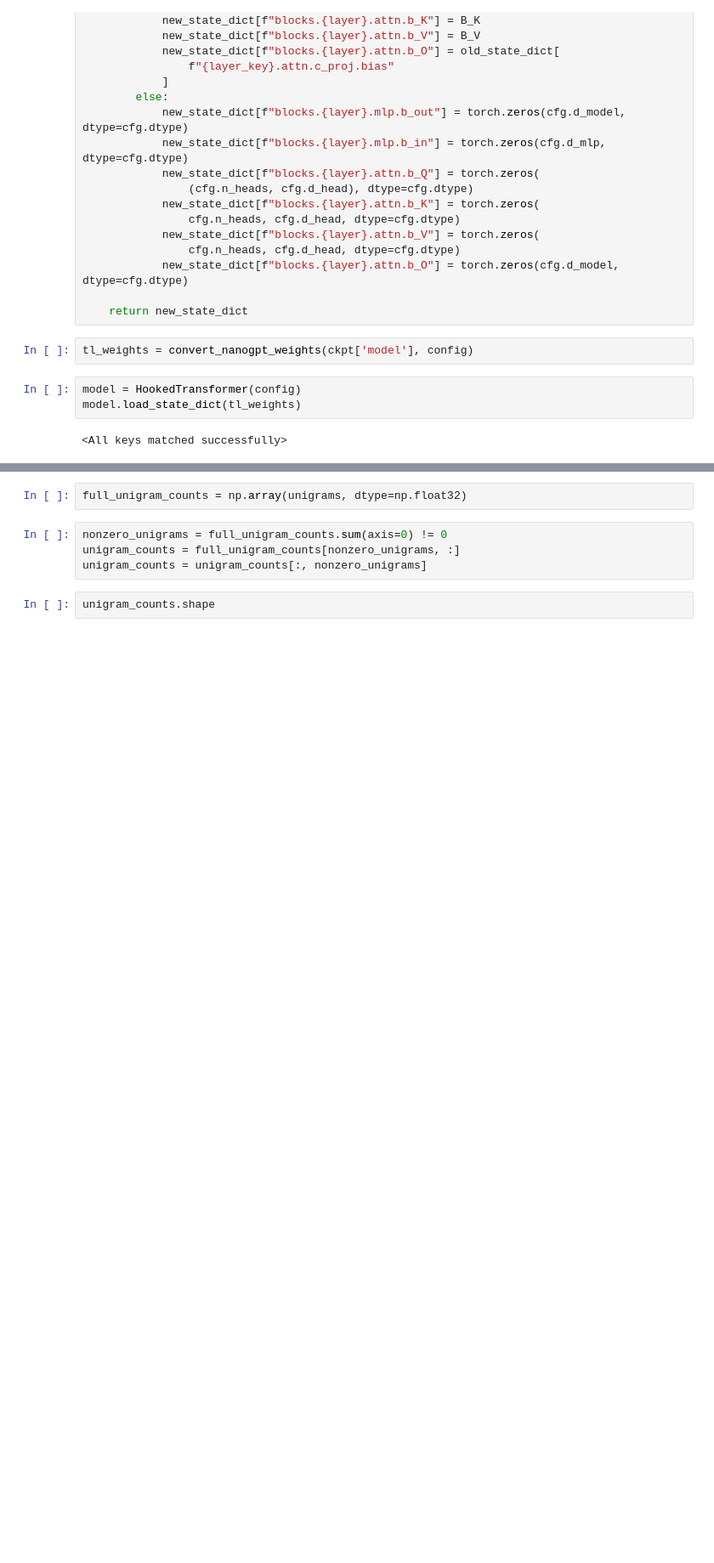
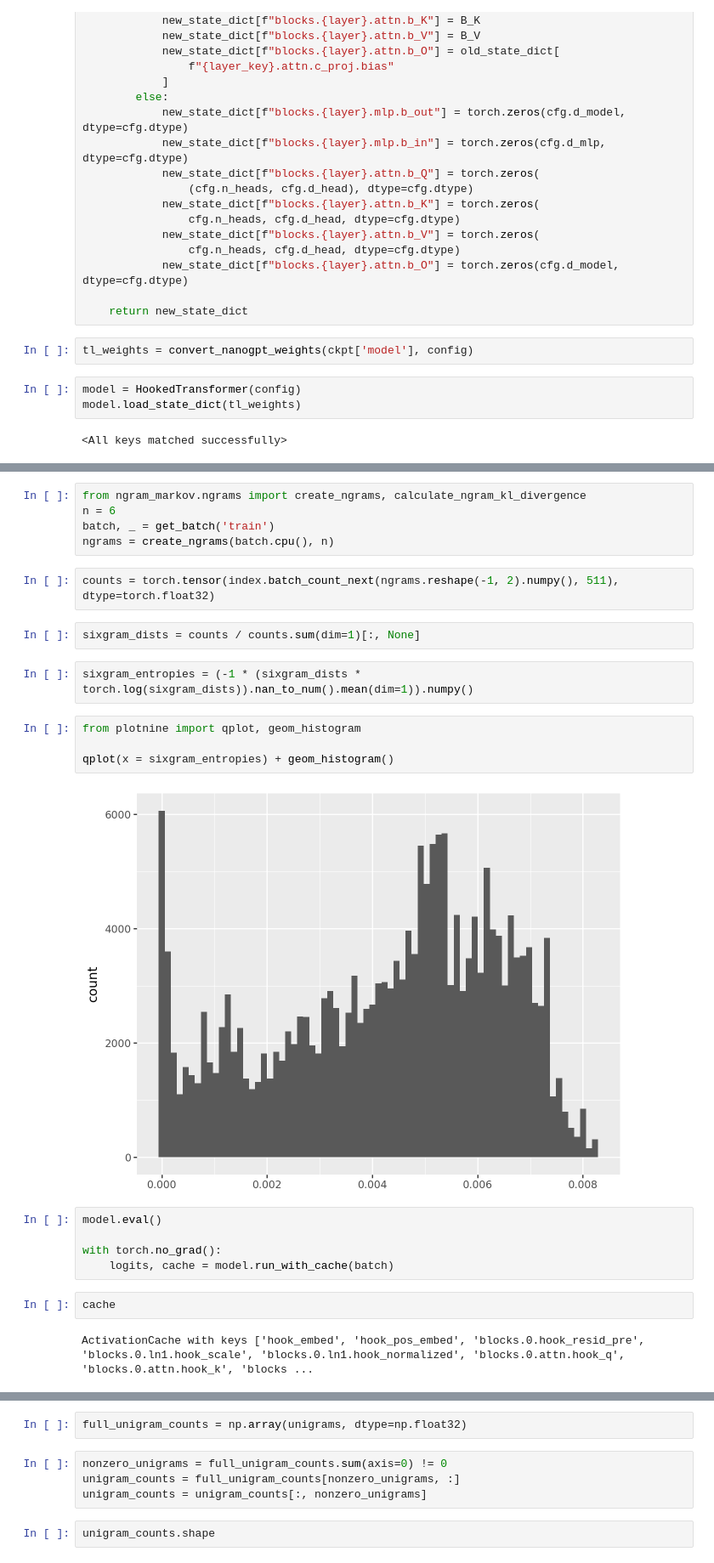
Before and after one commit to dashstander/ngram-markov, a Jupyter notebook: ngram_model.ipynb, the cells around one changed output, grey strips where cells are left out. Shown: that part at 85% size. Saved outputs shown, nothing was run; the diff lists cells and outputs as text; blank space fills up the shorter version.

```diff
--- a/ngram_model.ipynb
+++ b/ngram_model.ipynb
@@ -284,0 +267,26 @@ model.load_state_dict(tl_weights)
+# %%
+from ngram_markov.ngrams import create_ngrams, calculate_ngram_kl_divergence
+n = 6
+batch, _ = get_batch('train')
+ngrams = create_ngrams(batch.cpu(), n)
+# %%
+counts = torch.tensor(index.batch_count_next(ngrams.reshape(-1, 2).numpy(), 511), dtype=torch.float32)
+# %%
+sixgram_dists = counts / counts.sum(dim=1)[:, None]
+# %%
+sixgram_entropies = (-1 * (sixgram_dists * torch.log(sixgram_dists)).nan_to_num().mean(dim=1)).numpy()
+# %%
+from plotnine import qplot, geom_histogram
+
+qplot(x = sixgram_entropies) + geom_histogram()
+# %% [output]
+[figure, added]
+# %%
+model.eval()
+
+with torch.no_grad():
+    logits, cache = model.run_with_cache(batch)
+# %%
+cache
+# %% [output]
+ActivationCache with keys ['hook_embed', 'hook_pos_embed', 'blocks.0.hook_resid_pre', 'blocks.0.ln1.hook_scale', 'blocks.0.ln1.hook_normalized', 'blocks.0.attn.hook_q', 'blocks.0.attn.hook_k', 'blocks ...
```
Also changed, not shown: parts of 11 cells of this notebook.
